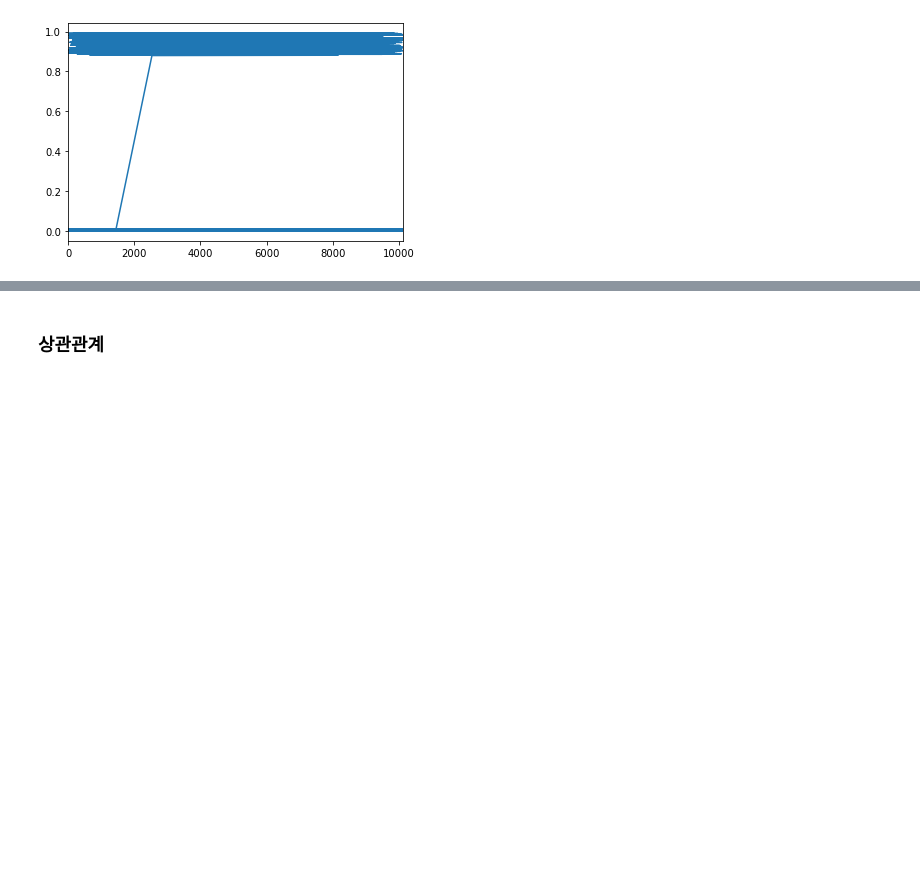
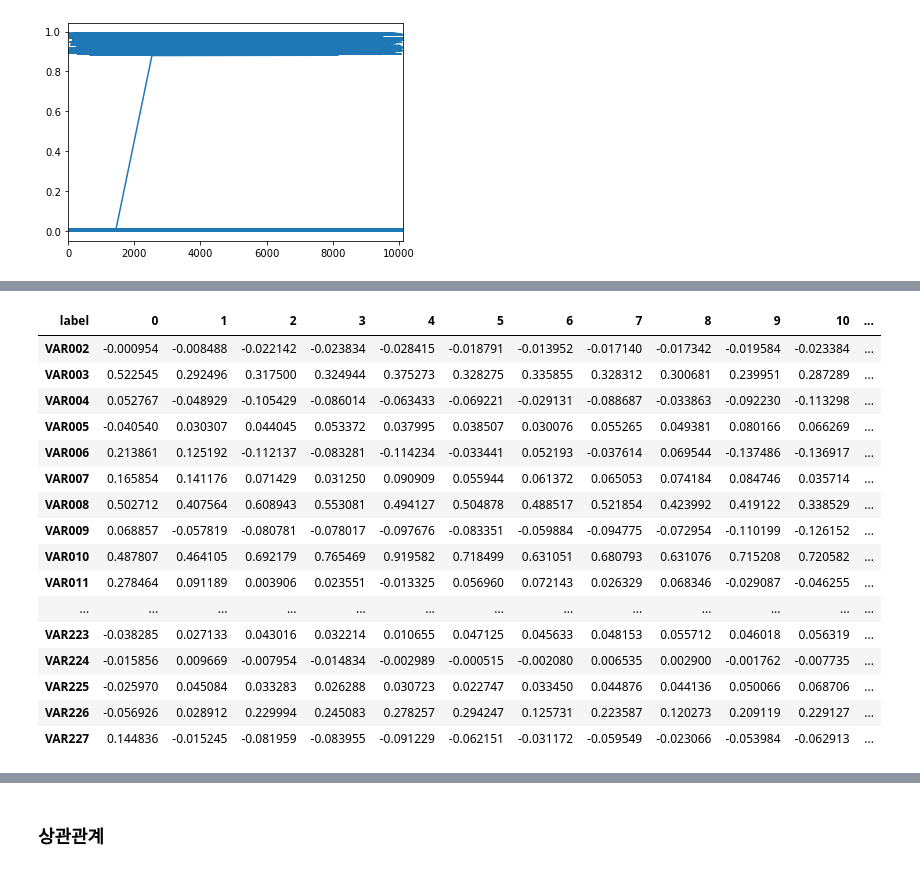
Before and after one commit to hymk-scdc/DA, a Jupyter notebook: mk_20200904.ipynb, the cells around one changed output, grey strips where cells are left out. Cells and saved outputs as stored; diff of their text form; code cells hidden in the pictures; blank space fills up the shorter version.

```diff
--- a/mk_20200904.ipynb
+++ b/mk_20200904.ipynb
@@ -400,0 +477,25 @@ df_x['VAR171'].sort_values().plot()
+# %%
+df_label_mean = df_e.groupby('label').mean().T
+df_mean = pd.DataFrame(df_e.iloc[:,1:].mean())
+# %%
+df_label_mean['total_mean'] = df_mean.iloc[:,0]
+# %%
+df_label_mean
+# %% [output]
+| label | 0 | 1 | 2 | 3 | 4 | 5 | 6 | 7 | 8 | 9 | 10 | ... |
+| VAR002 | -0.000954 | -0.008488 | -0.022142 | -0.023834 | -0.028415 | -0.018791 | -0.013952 | -0.017140 | -0.017342 | -0.019584 | -0.023384 | ... |
+| VAR003 | 0.522545 | 0.292496 | 0.317500 | 0.324944 | 0.375273 | 0.328275 | 0.335855 | 0.328312 | 0.300681 | 0.239951 | 0.287289 | ... |
+| VAR004 | 0.052767 | -0.048929 | -0.105429 | -0.086014 | -0.063433 | -0.069221 | -0.029131 | -0.088687 | -0.033863 | -0.092230 | -0.113298 | ... |
+| VAR005 | -0.040540 | 0.030307 | 0.044045 | 0.053372 | 0.037995 | 0.038507 | 0.030076 | 0.055265 | 0.049381 | 0.080166 | 0.066269 | ... |
+| VAR006 | 0.213861 | 0.125192 | -0.112137 | -0.083281 | -0.114234 | -0.033441 | 0.052193 | -0.037614 | 0.069544 | -0.137486 | -0.136917 | ... |
+| VAR007 | 0.165854 | 0.141176 | 0.071429 | 0.031250 | 0.090909 | 0.055944 | 0.061372 | 0.065053 | 0.074184 | 0.084746 | 0.035714 | ... |
+| VAR008 | 0.502712 | 0.407564 | 0.608943 | 0.553081 | 0.494127 | 0.504878 | 0.488517 | 0.521854 | 0.423992 | 0.419122 | 0.338529 | ... |
+| VAR009 | 0.068857 | -0.057819 | -0.080781 | -0.078017 | -0.097676 | -0.083351 | -0.059884 | -0.094775 | -0.072954 | -0.110199 | -0.126152 | ... |
+| VAR010 | 0.487807 | 0.464105 | 0.692179 | 0.765469 | 0.919582 | 0.718499 | 0.631051 | 0.680793 | 0.631076 | 0.715208 | 0.720582 | ... |
+| VAR011 | 0.278464 | 0.091189 | 0.003906 | 0.023551 | -0.013325 | 0.056960 | 0.072143 | 0.026329 | 0.068346 | -0.029087 | -0.046255 | ... |
+| ... | ... | ... | ... | ... | ... | ... | ... | ... | ... | ... | ... | ... |
+| VAR223 | -0.038285 | 0.027133 | 0.043016 | 0.032214 | 0.010655 | 0.047125 | 0.045633 | 0.048153 | 0.055712 | 0.046018 | 0.056319 | ... |
+| VAR224 | -0.015856 | 0.009669 | -0.007954 | -0.014834 | -0.002989 | -0.000515 | -0.002080 | 0.006535 | 0.002900 | -0.001762 | -0.007735 | ... |
+| VAR225 | -0.025970 | 0.045084 | 0.033283 | 0.026288 | 0.030723 | 0.022747 | 0.033450 | 0.044876 | 0.044136 | 0.050066 | 0.068706 | ... |
+| VAR226 | -0.056926 | 0.028912 | 0.229994 | 0.245083 | 0.278257 | 0.294247 | 0.125731 | 0.223587 | 0.120273 | 0.209119 | 0.229127 | ... |
+| VAR227 | 0.144836 | -0.015245 | -0.081959 | -0.083955 | -0.091229 | -0.062151 | -0.031172 | -0.059549 | -0.023066 | -0.053984 | -0.062913 | ... |
```
Also changed, not shown: parts of 37 cells of this notebook, 1 other file.
